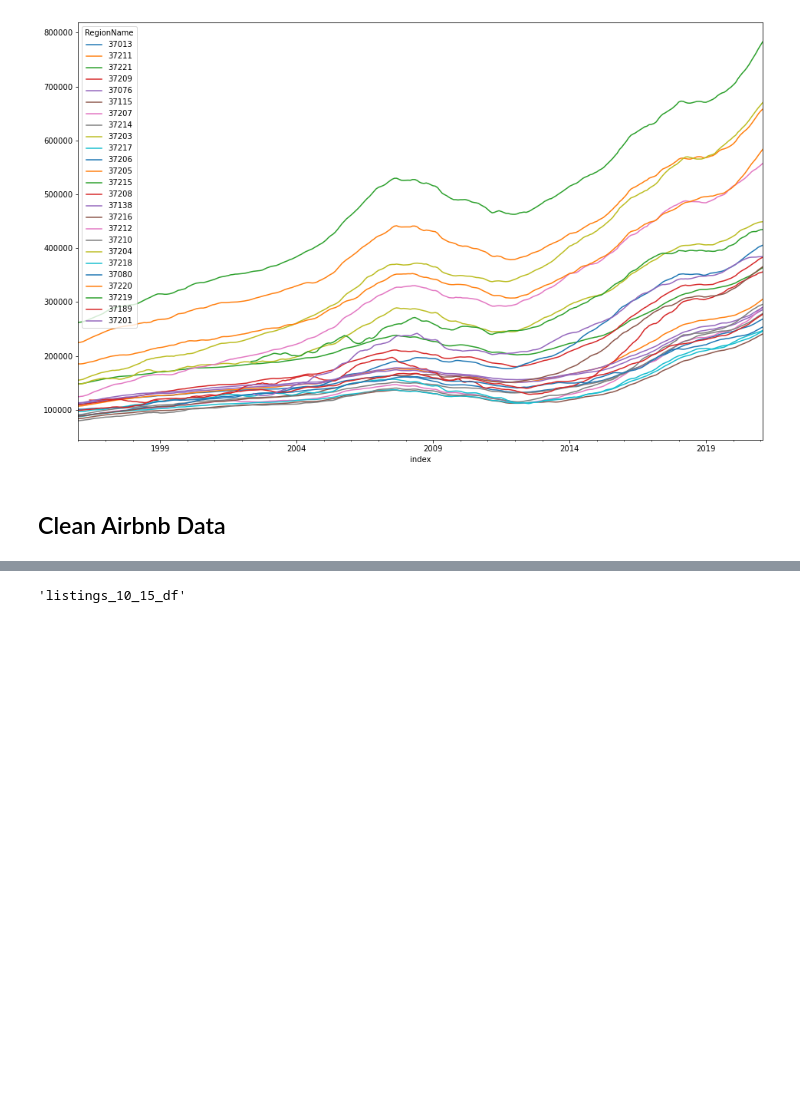
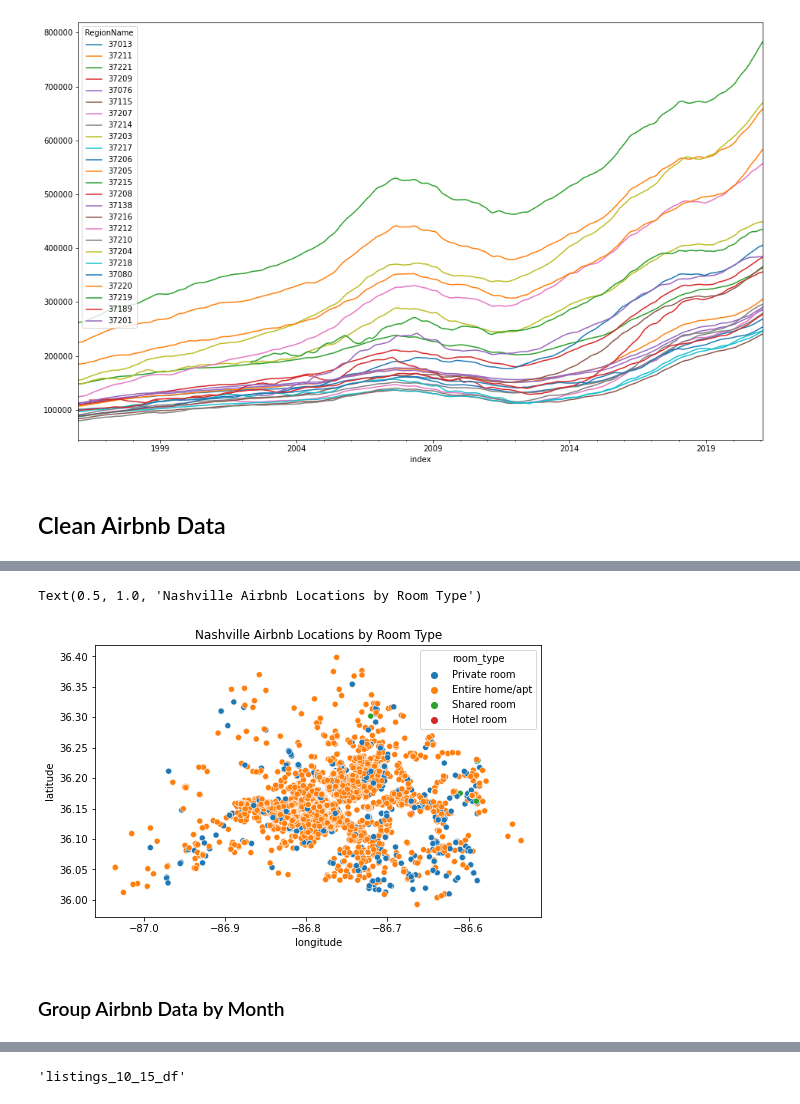
Before and after one commit to Sammyknee/nashville_airbnb_housing, a Jupyter notebook: initial_EDA.ipynb, the cells around one changed output, grey strips where cells are left out. Saved outputs shown, nothing was run; the diff lists cells and outputs as text; code cells hidden in the pictures; blank space fills up the shorter version.

```diff
--- a/initial_EDA.ipynb
+++ b/initial_EDA.ipynb
@@ -368,0 +391,9 @@ nashville_prices_df.plot(figsize = (16,10), subplots=False, legend=True);
+# %%
+def convert_dol_to_float(df, col):
+    df[col] = df[col].str.replace("$", "").str.replace(",", "").astype('float')
+    return df
+# %%
+cols_to_convert = ['price', 'weekly_price', 'monthly_price']
+
+for col in cols_to_convert:
+    reg_airbnb_df = convert_dol_to_float(reg_airbnb_df, col)
@@ -368,0 +498,3 @@ nashville_prices_df.plot(figsize = (16,10), subplots=False, legend=True);
+# %%
+reg_airbnb_df['last_scraped'] = pd.to_datetime(reg_airbnb_df['last_scraped'],format='%Y/%m/%d')
+reg_airbnb_df.info()
@@ -368,0 +519,12 @@ nashville_prices_df.plot(figsize = (16,10), subplots=False, legend=True);
+# %%
+current_listings_df = reg_airbnb_df[reg_airbnb_df['last_scraped']>'2021-02']
+# %%
+import seaborn as sns
+plt.figure(figsize=(8,5))
+ax = sns.scatterplot(data=current_listings_df, x='longitude', y='latitude', hue='room_type')
+ax.set_title('Nashville Airbnb Locations by Room Type');
+# %% [output]
+Text(0.5, 1.0, 'Nashville Airbnb Locations by Room Type')
+[figure, added]
+# %% [markdown]
+### Group Airbnb Data by Month
```
Also changed, not shown: parts of 60 cells of this notebook.
